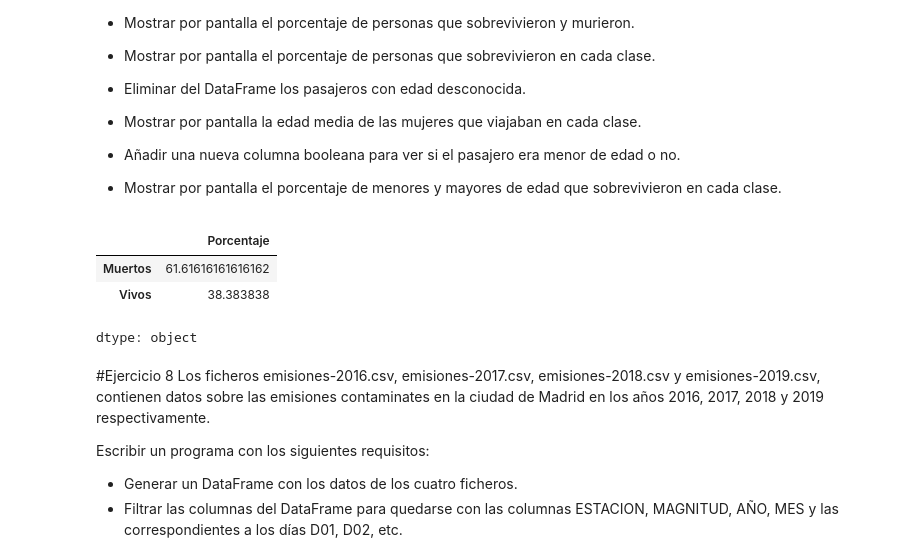
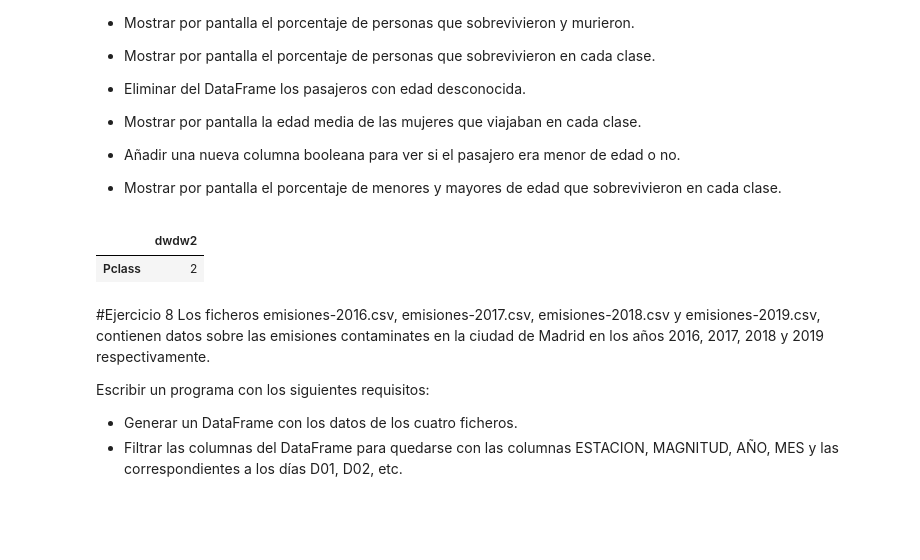
Before and after one commit to RaTon84/Pandas, a Jupyter notebook: Pandas.ipynb, the cells around one changed output. Drawn from its saved outputs; the diff is of its cells as text; code cells hidden in the pictures; blank space fills up the shorter version.

```diff
--- a/Pandas.ipynb
+++ b/Pandas.ipynb
@@ -234,15 +234,18 @@ Escribir un programa con los siguientes requisitos:
 # %%
 def construirDf_csv(csv)-> pd.DataFrame:
   df = pd.read_csv(csv, sep=",", thousands=".", index_col=0, header=0)
   return df
 
 df = construirDf_csv("titanic.csv")
-# df
+df
+total= df.shape[0]
+cantidadMuertos = sum(df["Survived"]==0)
+cantidadVivos = sum(df["Survived"]==1)
+# Pclass
+pd.DataFrame(["2"],["Pclass"],["dwdw2",""])
 # %% [output]
-|  | Porcentaje |
-| Muertos | 61.61616161616162 |
-| Vivos | 38.383838 |
+|  | dwdw2 |
+| Pclass | 2 |
-dtype: object
 # %%
 #Mostrar por pantalla las dimensiones del DataFrame, el número de datos que contiene, los nombres de sus columnas y filas, los tipos de datos de las columnas, las 10 primeras filas y las 10 últimas filas
 print("Dimensiones de df: ", df.shape,"\n")
```
Also changed, not shown: parts of 4 cells of this notebook.
